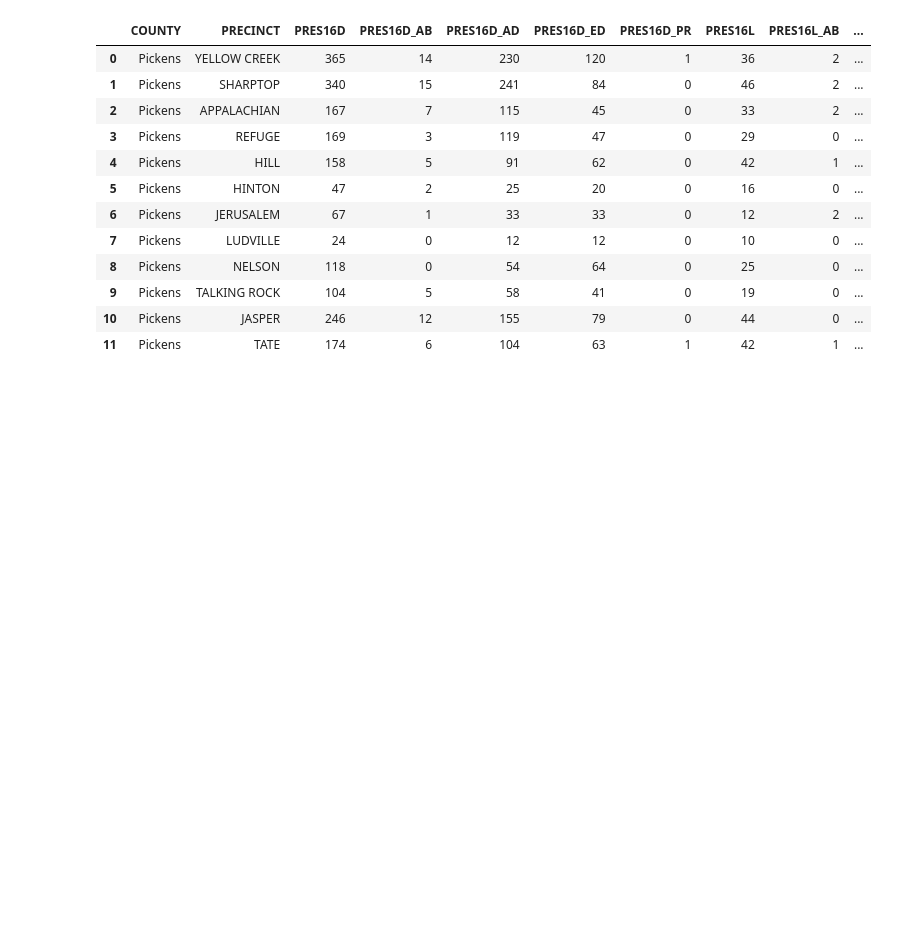
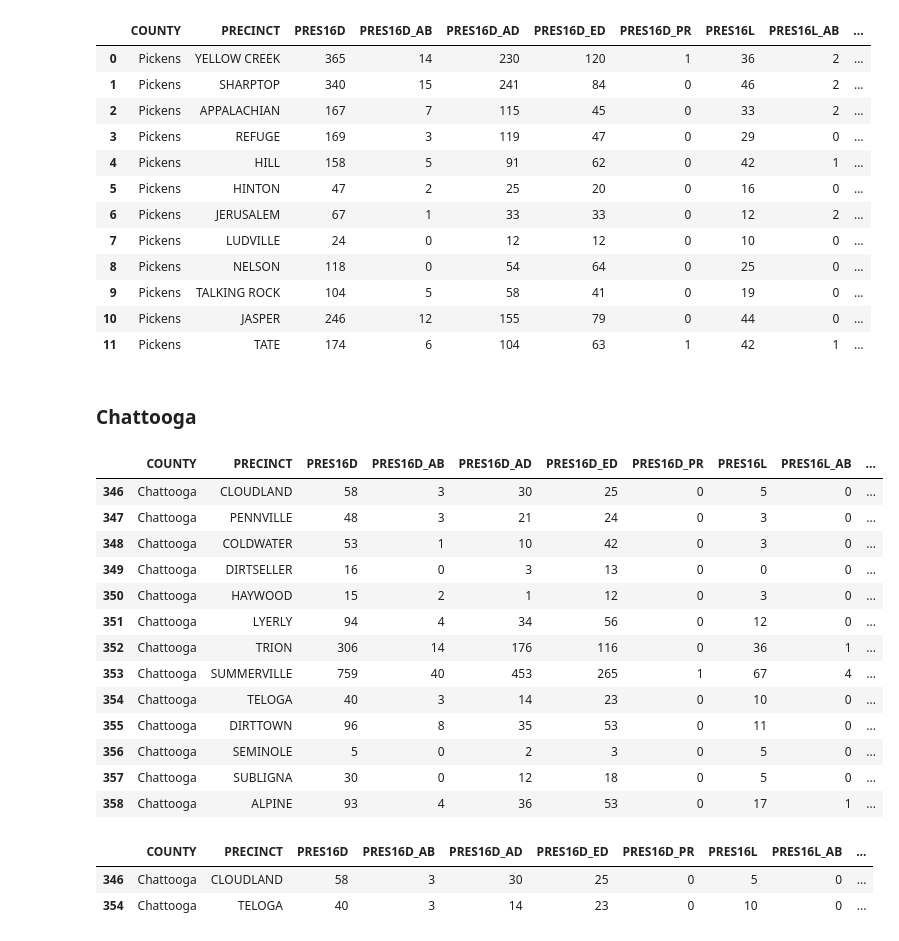
Before and after one commit to vrdi/preprocessing, a Jupyter notebook: MatchingPrecincts.ipynb, the cells around one changed output. Drawn from its saved outputs; the diff is of its cells as text; code cells hidden in the pictures; blank space fills up the shorter version.

```diff
--- a/MatchingPrecincts.ipynb
+++ b/MatchingPrecincts.ipynb
@@ -8,2 +11,3 @@ df = pandas.read_csv("./GA_precincts_with_absentee.csv")
 # %%
+df = create_absentee_ballots_df()
 gdf = geopandas.read_file("./shapefiles/GA_precincts16.shp")
@@ -600,3 +641,31 @@ pickens_dropped.append(merged_pickens_precincts,ignore_index=True)
 | 11 | Pickens | TATE | 174 | 6 | 104 | 63 | 1 | 42 | 1 | ... |
 # %%
 pickens_dropped.to_csv('./merged/pickens.csv',index=False)
+# %% [markdown]
+### Chattooga
+# %%
+chattooga = df[df["COUNTY"] == "Chattooga"]
+chattooga_gdf = gdf[gdf["CTYNAME"] == "Chattooga"]
+# %%
+len(chattooga), len(chattooga_gdf)
+# %% [output]
+|  | COUNTY | PRECINCT | PRES16D | PRES16D_AB | PRES16D_AD | PRES16D_ED | PRES16D_PR | PRES16L | PRES16L_AB | ... |
+| 346 | Chattooga | CLOUDLAND | 58 | 3 | 30 | 25 | 0 | 5 | 0 | ... |
+| 347 | Chattooga | PENNVILLE | 48 | 3 | 21 | 24 | 0 | 3 | 0 | ... |
+| 348 | Chattooga | COLDWATER | 53 | 1 | 10 | 42 | 0 | 3 | 0 | ... |
+| 349 | Chattooga | DIRTSELLER | 16 | 0 | 3 | 13 | 0 | 0 | 0 | ... |
+| 350 | Chattooga | HAYWOOD | 15 | 2 | 1 | 12 | 0 | 3 | 0 | ... |
+| 351 | Chattooga | LYERLY | 94 | 4 | 34 | 56 | 0 | 12 | 0 | ... |
+| 352 | Chattooga | TRION | 306 | 14 | 176 | 116 | 0 | 36 | 1 | ... |
+| 353 | Chattooga | SUMMERVILLE | 759 | 40 | 453 | 265 | 1 | 67 | 4 | ... |
+| 354 | Chattooga | TELOGA | 40 | 3 | 14 | 23 | 0 | 10 | 0 | ... |
+| 355 | Chattooga | DIRTTOWN | 96 | 8 | 35 | 53 | 0 | 11 | 0 | ... |
+| 356 | Chattooga | SEMINOLE | 5 | 0 | 2 | 3 | 0 | 5 | 0 | ... |
+| 357 | Chattooga | SUBLIGNA | 30 | 0 | 12 | 18 | 0 | 5 | 0 | ... |
+| 358 | Chattooga | ALPINE | 93 | 4 | 36 | 53 | 0 | 17 | 1 | ... |
+# %%
+chattooga.loc[[346, 354]]
+# %% [output]
+|  | COUNTY | PRECINCT | PRES16D | PRES16D_AB | PRES16D_AD | PRES16D_ED | PRES16D_PR | PRES16L | PRES16L_AB | ... |
+| 346 | Chattooga | CLOUDLAND | 58 | 3 | 30 | 25 | 0 | 5 | 0 | ... |
+| 354 | Chattooga | TELOGA | 40 | 3 | 14 | 23 | 0 | 10 | 0 | ... |
```
Also changed, not shown: parts of 57 cells of this notebook, 11 other files.
